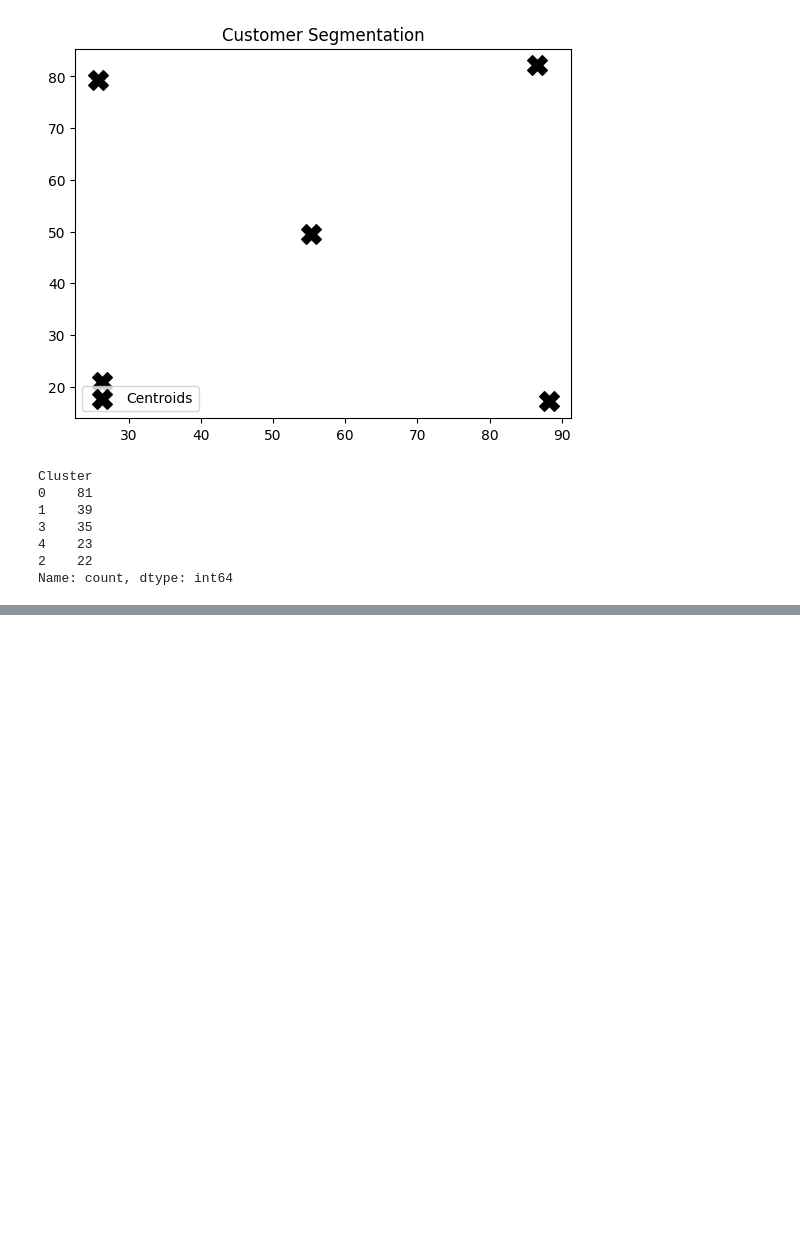
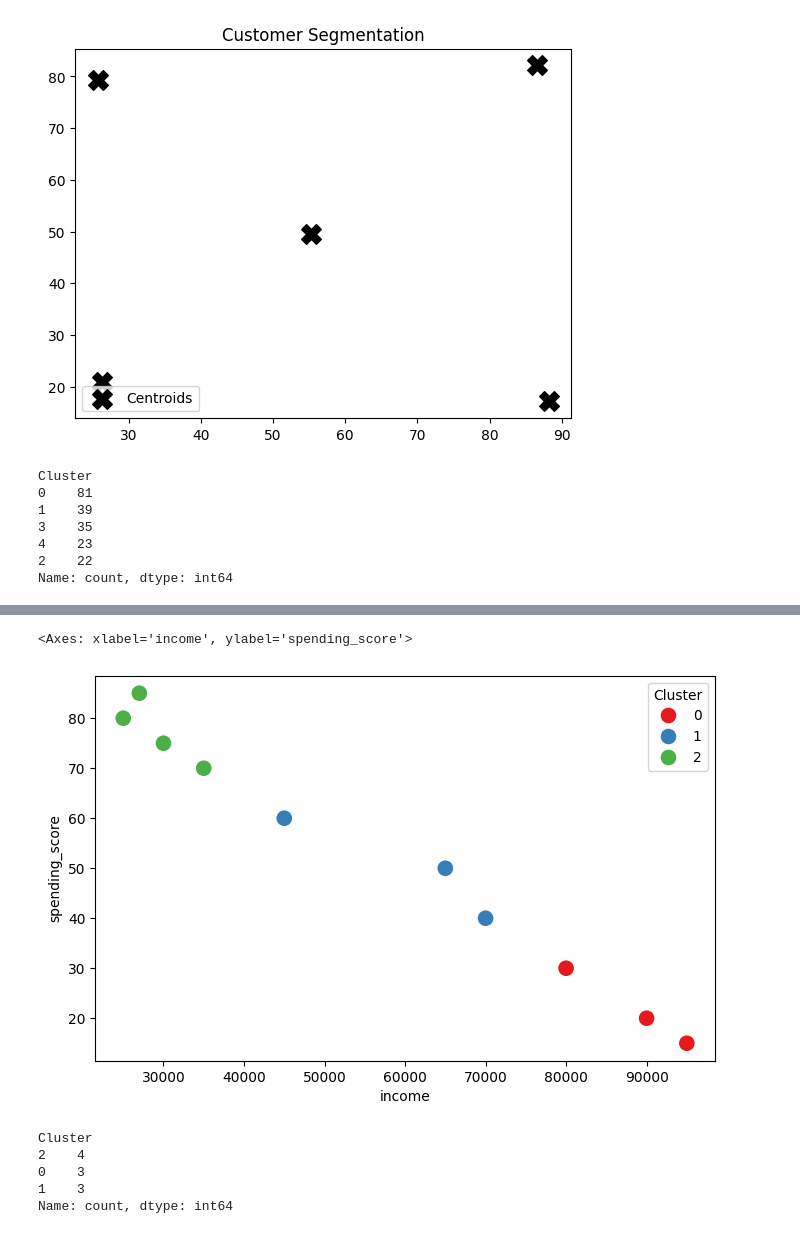
Before and after one commit to Dhyan-Shah/Sparks_AI_ML_Internship, a Jupyter notebook: ML/Practice/ML_Test.ipynb, the cells around one changed output, grey strips where cells are left out. Saved outputs shown, nothing was run; the diff lists cells and outputs as text; code cells hidden in the pictures; blank space fills up the shorter version.

```diff
--- a/ML/Practice/ML_Test.ipynb
+++ b/ML/Practice/ML_Test.ipynb
@@ -2670,0 +2812,9 @@ Name: count, dtype: int64
+# %%
+kmeans = KMeans(
+    n_clusters=3,
+    random_state=42
+)
+
+df22['Cluster'] = kmeans.fit_predict(X_scaled)
+
+print(df22)
@@ -2670,0 +2839,28 @@ Name: count, dtype: int64
+# %%
+plt.figure(figsize=(8,5))
+
+sns.scatterplot(
+
+    x='income',
+
+    y='spending_score',
+
+    hue='Cluster',
+
+    palette='Set1',
+
+    data=df22,
+
+    s=150
+)
+# %% [output]
+<Axes: xlabel='income', ylabel='spending_score'>
+[figure, added]
+# %%
+print(df22['Cluster'].value_counts())
+# %% [output]
+Cluster
+2    4
+0    3
+1    3
+Name: count, dtype: int64
```
Also changed, not shown: parts of 31 cells of this notebook.
